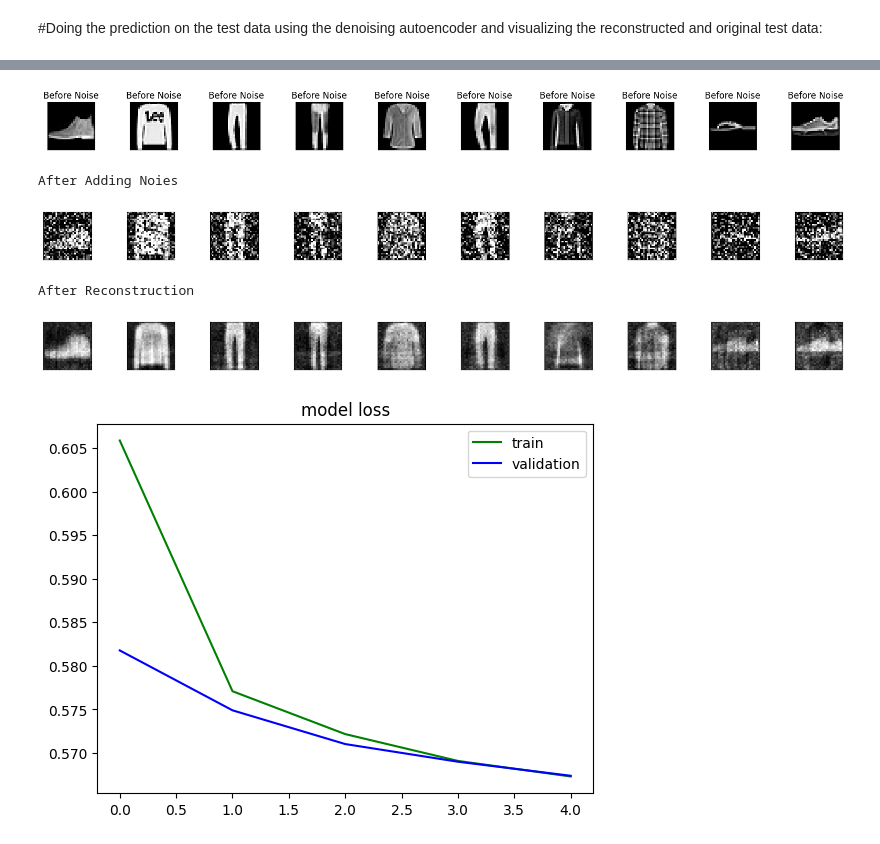
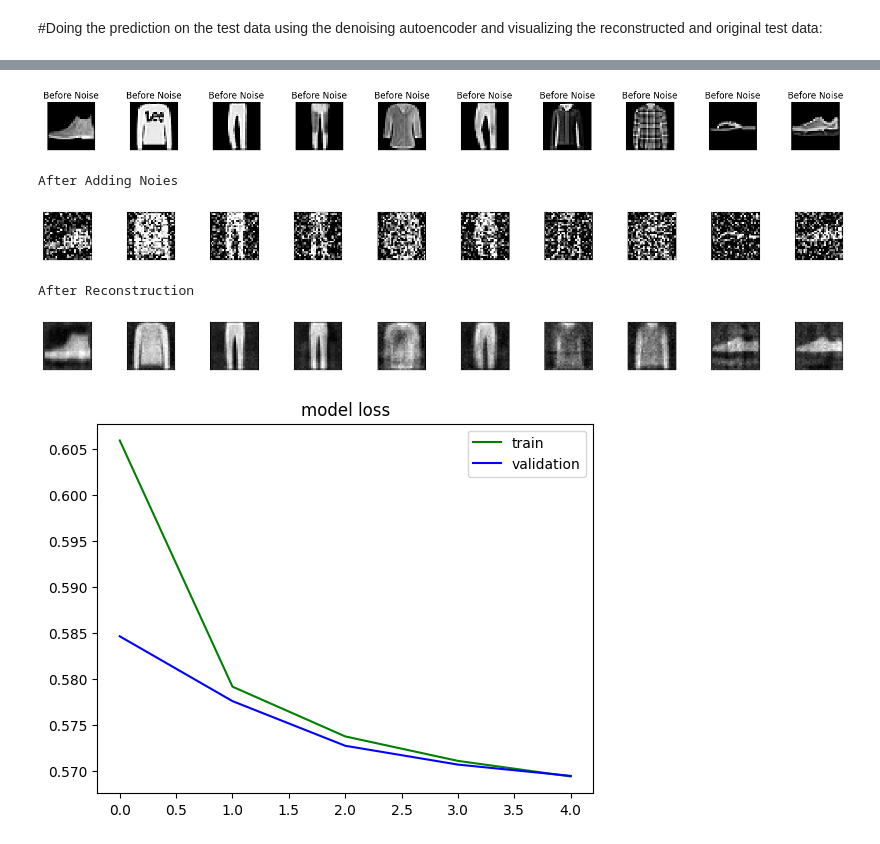
Before and after one commit to swamyappu/Assignment-9, a Jupyter notebook: Assignment_9.ipynb, the cells around one changed output, grey strips where cells are left out. Cells and saved outputs as stored; diff of their text form; code cells hidden in the pictures.

```diff
--- a/Assignment_9.ipynb
+++ b/Assignment_9.ipynb
@@ -102,8 +102,17 @@ in_img = In(shape=in_shape)
 # Define the encoder layers
 encod = Den(en_dim, activation='relu')(in_img)
 
+#Hidden layer
+hid_1 = layers.Dense(128,activation='relu')(encod)
+
+enco = layers.Dense(encoding_dim, activation='relu')(hid_1)
+
+#Added one more hidden layer
+hid_2 = layers.Dense(128, activation='relu')(enco)
+
+
 # Define the decoder layers
-decod = Den(784, activation='sigmoid')(encod)
+decod = Den(784, activation='sigmoid')(hid_2)
 
 # Define the autoencoder model
 autoencod = Mod(in_img, decod)
@@ -184,9 +193,9 @@ Epoch 5/5
 Before Adding Noies
 [figure]
 After Adding Noies
-[figure, old version]
+[figure, new version]
 After Reconstruction
-[figure, old version]
+[figure, new version]
 # %%
 plot.plot(hist.history['loss'], color="green")
 plot.plot(hist.history['val_loss'], color="blue")
@@ -194,4 +203,4 @@ plot.title('model loss')
 plot.legend(['train', 'validation'], loc='upper right')
 plot.show()
 # %% [output]
-[figure, old version]
+[figure, new version]
```
Also changed, not shown: parts of 1 cell of this notebook.
